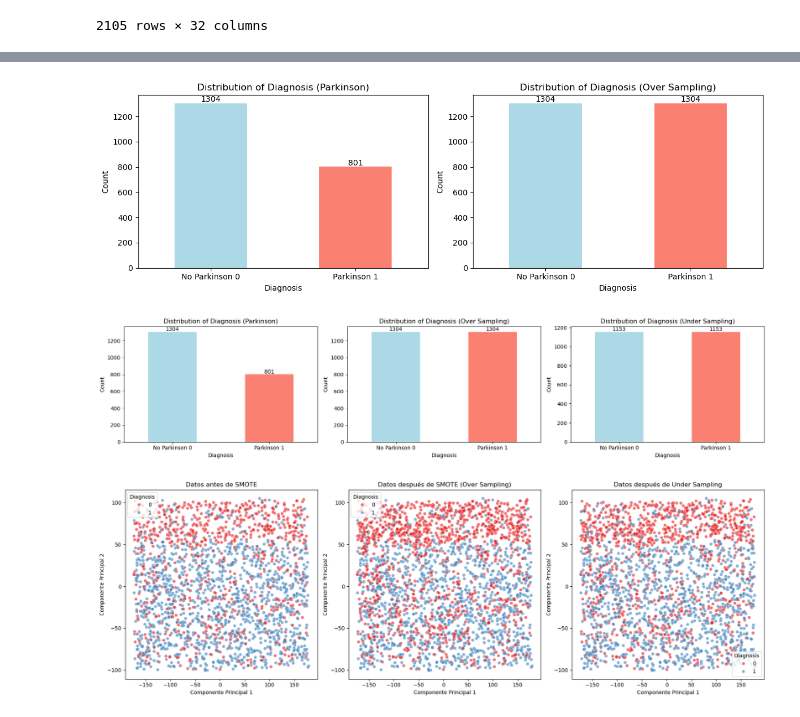
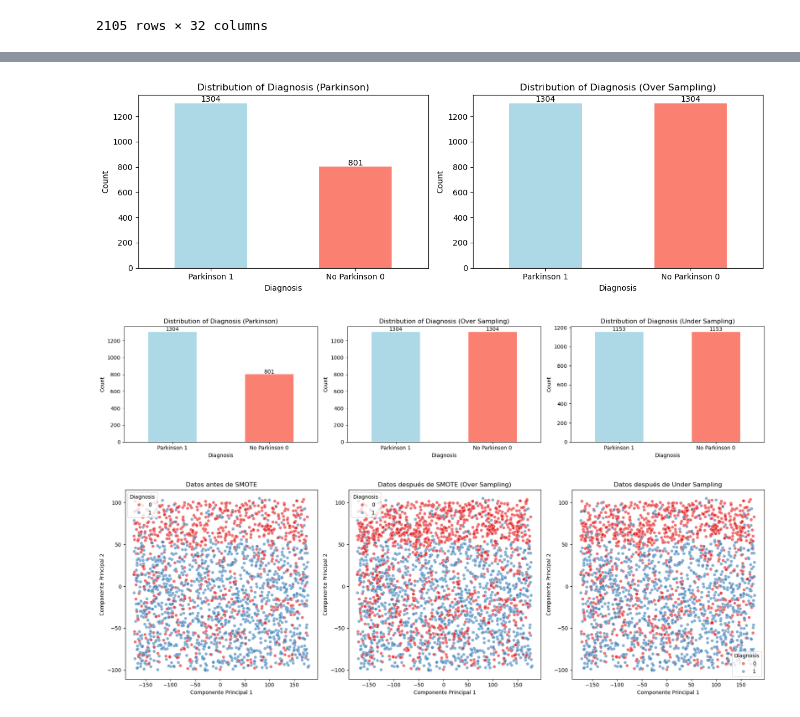
Before and after one commit to danielferreira-dias/AICareCognitive, a Jupyter notebook: challenge-02/notebooks/carlosParkinson.ipynb, the cells around one changed output, grey strips where cells are left out. Saved outputs shown, nothing was run; the diff lists cells and outputs as text; code cells hidden in the pictures.

```diff
--- a/challenge-02/notebooks/carlosParkinson.ipynb
+++ b/challenge-02/notebooks/carlosParkinson.ipynb
@@ -160,30 +176,30 @@ data_over_sampling = pd.concat([pd.DataFrame(X_over_sampling), pd.DataFrame(y_ov
 # %%
 # Contar y mostrar con nombres explícitos
 diagnosis_counts_1 = data_Parkinson['Diagnosis'].value_counts().rename({0: 'No Parkinson 0', 1: 'Parkinson 1'})
 diagnosis_counts_2 = data_over_sampling['Diagnosis'].value_counts().rename({0: 'No Parkinson 0', 1: 'Parkinson 1'})
 
 # Crear los subgráficos en una fila con 2 columnas
 fig, (ax1, ax2) = plt.subplots(1, 2, figsize=(12, 4))
 
 # Primer gráfico
 diagnosis_counts_1.plot(kind='bar', color=['lightblue', 'salmon'], ax=ax1)
 for p in ax1.patches:
     ax1.annotate(f'{p.get_height()}', (p.get_x() + p.get_width() / 2., p.get_height()), ha='center', va='center', fontsize=10, color='black', xytext=(0, 5), textcoords='offset points')
-ax1.set(title='Distribution of Diagnosis (Parkinson)', xlabel='Diagnosis', ylabel='Count', xticks=range(2), xticklabels=['No Parkinson 0', 'Parkinson 1'])
+ax1.set(title='Distribution of Diagnosis (Parkinson)', xlabel='Diagnosis', ylabel='Count', xticks=range(2), xticklabels=['Parkinson 1', 'No Parkinson 0'])
 ax1.tick_params(axis='x', rotation=0)  # Asegura que las etiquetas estén horizontales
 
 # Segundo gráfico
 diagnosis_counts_2.plot(kind='bar', color=['lightblue', 'salmon'], ax=ax2)
 for p in ax2.patches:
     ax2.annotate(f'{p.get_height()}', (p.get_x() + p.get_width() / 2., p.get_height()), ha='center', va='center', fontsize=10, color='black', xytext=(0, 5), textcoords='offset points')
-ax2.set(title='Distribution of Diagnosis (Over Sampling)', xlabel='Diagnosis', ylabel='Count', xticks=range(2), xticklabels=['No Parkinson 0', 'Parkinson 1'])
+ax2.set(title='Distribution of Diagnosis (Over Sampling)', xlabel='Diagnosis', ylabel='Count', xticks=range(2), xticklabels=['Parkinson 1', 'No Parkinson 0'])
 ax2.tick_params(axis='x', rotation=0)  # Asegura que las etiquetas estén horizontales
 
 # Ajustar y mostrar
 plt.tight_layout()
 plt.show()
 # %% [output]
-[figure, old version]
+[figure, new version]
 # %%
 #########################################################################################################
 # PREPARACION DOS DADOS
@@ -231,28 +247,28 @@ fig, (ax1, ax2, ax3) = plt.subplots(1, 3, figsize=(18, 4))
 diagnosis_counts_1.plot(kind='bar', color=['lightblue', 'salmon'], ax=ax1)
 for p in ax1.patches:
     ax1.annotate(f'{p.get_height()}', (p.get_x() + p.get_width() / 2., p.get_height()), ha='center', va='center', fontsize=10, color='black', xytext=(0, 5), textcoords='offset points')
-ax1.set(title='Distribution of Diagnosis (Parkinson)', xlabel='Diagnosis', ylabel='Count', xticks=range(2), xticklabels=['No Parkinson 0', 'Parkinson 1'])
+ax1.set(title='Distribution of Diagnosis (Parkinson)', xlabel='Diagnosis', ylabel='Count', xticks=range(2), xticklabels=['Parkinson 1', 'No Parkinson 0'])
 ax1.tick_params(axis='x', rotation=0)
 
 # Segundo gráfico
 diagnosis_counts_2.plot(kind='bar', color=['lightblue', 'salmon'], ax=ax2)
 for p in ax2.patches:
     ax2.annotate(f'{p.get_height()}', (p.get_x() + p.get_width() / 2., p.get_height()), ha='center', va='center', fontsize=10, color='black', xytext=(0, 5), textcoords='offset points')
-ax2.set(title='Distribution of Diagnosis (Over Sampling)', xlabel='Diagnosis', ylabel='Count', xticks=range(2), xticklabels=['No Parkinson 0', 'Parkinson 1'])
+ax2.set(title='Distribution of Diagnosis (Over Sampling)', xlabel='Diagnosis', ylabel='Count', xticks=range(2), xticklabels=['Parkinson 1', 'No Parkinson 0'])
 ax2.tick_params(axis='x', rotation=0)
 
 # Tercer gráfico
 diagnosis_counts_3.plot(kind='bar', color=['lightblue', 'salmon'], ax=ax3)
 for p in ax3.patches:
     ax3.annotate(f'{p.get_height()}', (p.get_x() + p.get_width() / 2., p.get_height()), ha='center', va='center', fontsize=10, color='black', xytext=(0, 5), textcoords='offset points')
-ax3.set(title='Distribution of Diagnosis (Under Sampling)', xlabel='Diagnosis', ylabel='Count', xticks=range(2), xticklabels=['No Parkinson 0', 'Parkinson 1'])
+ax3.set(title='Distribution of Diagnosis (Under Sampling)', xlabel='Diagnosis', ylabel='Count', xticks=range(2), xticklabels=['Parkinson 1', 'No Parkinson 0'])
 ax3.tick_params(axis='x', rotation=0)
 
 # Ajustar y mostrar
 plt.tight_layout()
 plt.show()
 # %% [output]
-[figure, old version]
+[figure, new version]
 # %%
 #########################################################################################################
 # PREPARACION DOS DADOS
```
Also changed, not shown: parts of 7 cells of this notebook.
